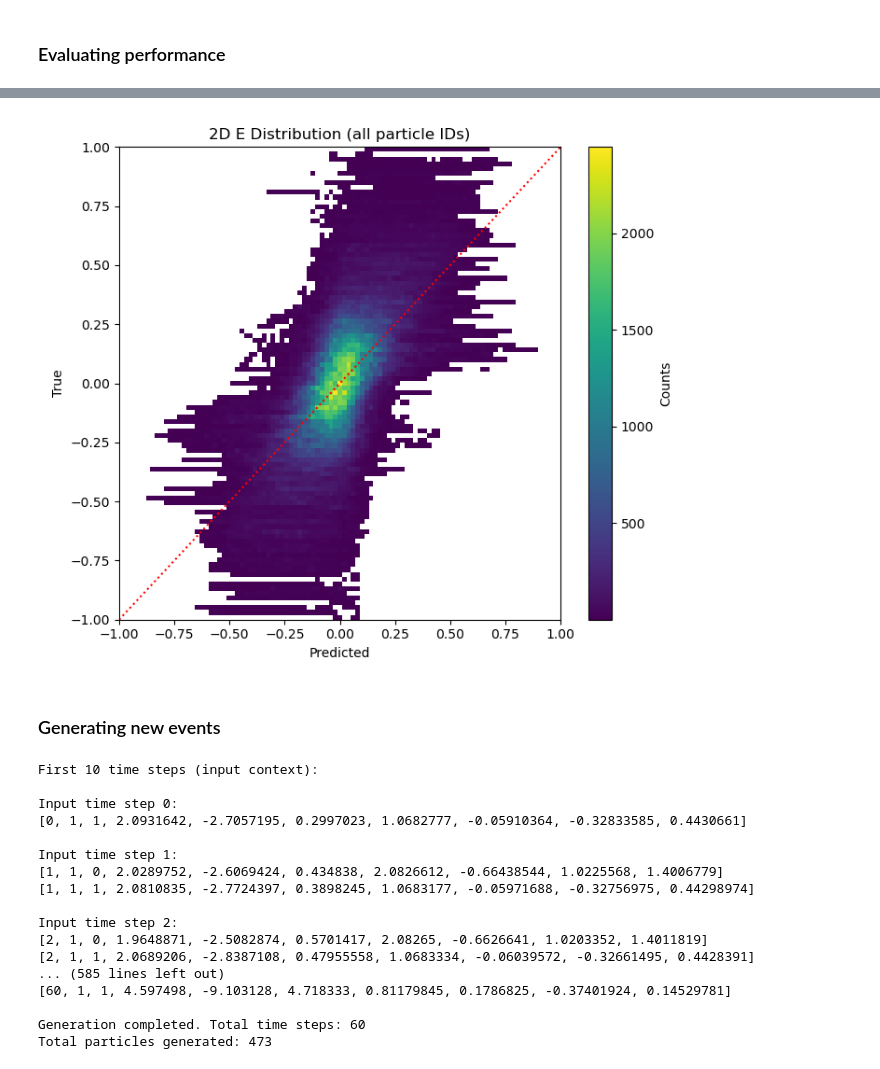
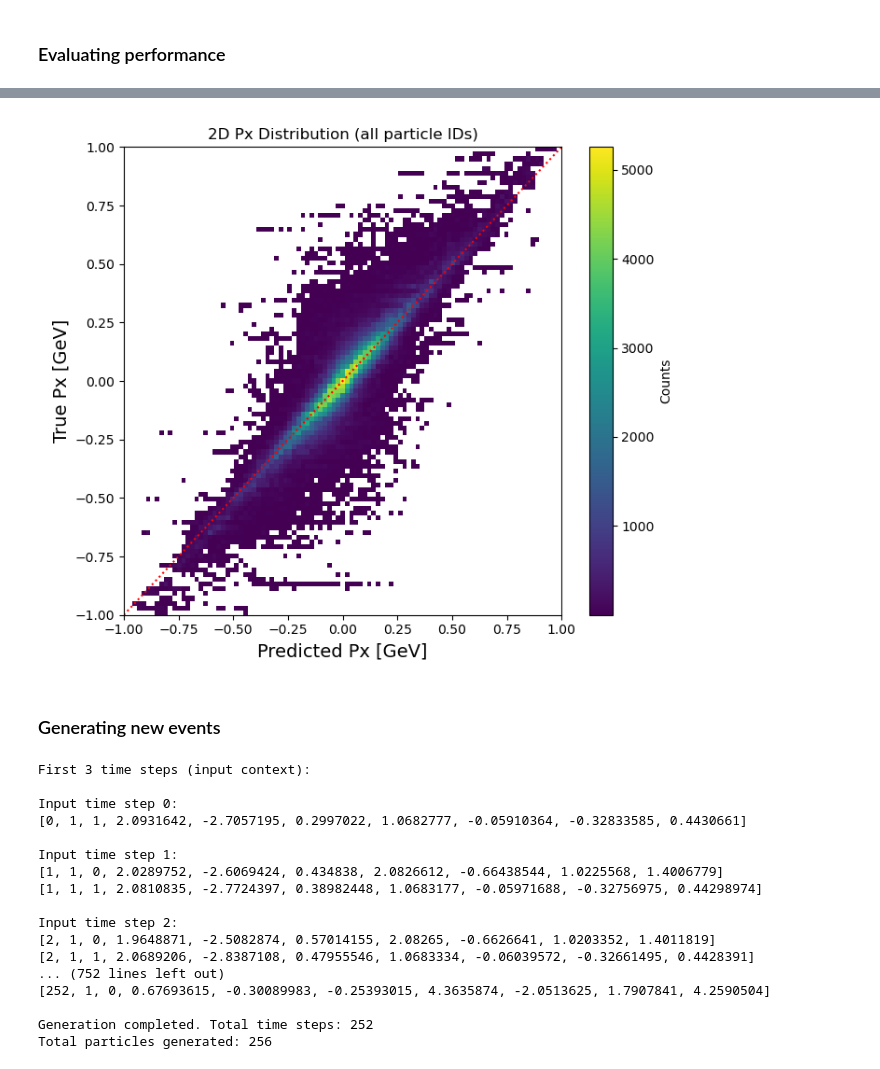
Before and after one commit to Yinrui-Liu/GiBUU_viz, a Jupyter notebook: GiBUU_Transformer.ipynb, the cells around one changed output, grey strips where cells are left out. Saved outputs shown, nothing was run; the diff lists cells and outputs as text; code cells hidden in the pictures.

```diff
--- a/GiBUU_Transformer.ipynb
+++ b/GiBUU_Transformer.ipynb
@@ -799,8 +1228,18 @@ cfg = {
     "trainer": {
         "batch_size": 32,
         "max_seq_len": 1000,
-        "max_epochs": 200,
+        "max_epochs": 1000,
         "every_n_epochs": 1,
         "log_every_n_steps": 10,
     },
 }
+# %%
+# process raw data again only if max_seq_len is changed
+encoded_ids, particle_feats, padding_mask = prepare_sequence_for_training(data, cfg["trainer"]["max_seq_len"], recursive_truncate=True)
+causal_mask = None #create_batch_timestep_masks(encoded_ids) # because preparing causal masks take up too much disk, we will do it on-the-fly in GiBUUTransformer
+seqdata = {
+    "encoded_ids": encoded_ids,
+    "particle_feats": particle_feats,
+    "padding_mask": padding_mask,
+    "causal_mask": causal_mask
+}
@@ -820,10 +1264,10 @@ def find_best_checkpoint(checkpoint_dir):
 # Training
 resume = True
 log_dir="GPTlogs"
-exp_name="exp_0721"
+exp_name="exp_0826"
 if resume: # Resume training from checkpoint
-    checkpoint_dir = "GPTlogs/exp_0721/checkpoints"
-    model, trainer = train_model(cfg, data, find_best_checkpoint(checkpoint_dir), resume_training=True, log_dir=log_dir, exp_name=exp_name)
+    checkpoint_dir = f"{log_dir}/{exp_name}/checkpoints"
+    model, trainer = train_model(cfg, seqdata, find_best_checkpoint(checkpoint_dir), resume_training=True, log_dir=log_dir, exp_name=exp_name)
 else:
-    model, trainer = train_model(cfg, data, log_dir=log_dir, exp_name=exp_name)
+    model, trainer = train_model(cfg, seqdata, log_dir=log_dir, exp_name=exp_name)
 # %% [output]
@@ -967,7 +1416,14 @@ Number of steps about: 13640*10=136400
 max_seq_len = cfg["trainer"]["max_seq_len"]
 batch_size = cfg["trainer"]["batch_size"]
 test_data = data[:1000]
-test_dataset = ParticleSequenceDataset(test_data, max_seq_len)
+test_encoded_ids, test_particle_feats, test_padding_mask = prepare_sequence_for_training(test_data, cfg["trainer"]["max_seq_len"], recursive_truncate=True)
+test_seqdata = {
+    "encoded_ids": test_encoded_ids,
+    "particle_feats": test_particle_feats,
+    "padding_mask": test_padding_mask,
+    "causal_mask": None
+}
+test_dataset = ParticleSequenceDataset(test_seqdata, max_seq_len)
 test_loader = DataLoader(
     test_dataset,
     batch_size=batch_size,
@@ -1051,6 +1507,9 @@ all_preds = torch.cat(all_preds, dim=0)
 all_targets = torch.cat(all_targets, dim=0)
 all_feats_pred = torch.cat(all_feats_pred, dim=0)
 all_feats_target = torch.cat(all_feats_target, dim=0)
+# denormalize feature variables
+all_feats_pred = (all_feats_pred * feats_sigma + feats_mean).float()
+all_feats_target = (all_feats_target * feats_sigma + feats_mean).float()
 
 # --- 5. Compute accuracy, ignoring PAD tokens ---
 mask = all_targets != 0  # PAD_TOKEN = 0
@@ -1233,37 +1721,39 @@ def plot_2d_feature_distribution(
     x = pred_feat[mask]
     y = true_feat[mask]
 
     # Set the same range for both axes
     if bins is None:
         min_val = min(x.min(), y.min())
         max_val = max(x.max(), y.max())
         bins = np.linspace(min_val, max_val, 101)
     xmin = bins[0]
     xmax = bins[-1]
 
     # Set up colormap with white for empty bins
     cmap = plt.get_cmap('viridis').copy()
     cmap.set_bad('white')
 
     plt.figure(figsize=(7, 6))
     plt.hist2d(x, y, bins=bins, cmap=cmap, cmin=1, vmin=vmin, vmax=vmax)
     plt.plot([xmin, xmax], [xmin, xmax], "r:") # reference line
-    plt.xlabel(xlabel)
-    plt.ylabel(ylabel)
+    plt.xlabel(xlabel, fontsize=14)
+    plt.ylabel(ylabel, fontsize=14)
     plt.xlim(xmin, xmax)
     plt.ylim(xmin, xmax)
     plt.title(title + (f" (ID={particle_id})" if particle_id is not None else " (all particle IDs)"))
     plt.colorbar(label="Counts")
     plt.tight_layout()
+    plt.savefig(f"plots/feats2D_{varname.split(' [')[0]}.pdf")
     plt.show()
 
+varname = "Px [GeV]" # x [fm] (-20, 20), Px [GeV] (-1, 1), E [GeV] (0, 3)
 plot_2d_feature_distribution(
     all_feats_pred, all_feats_target, all_preds, all_targets,
     feature_index=4, matched=True, particle_id=None, bins=np.linspace(-1, 1, 100),
-    xlabel="Predicted", ylabel="True", title="2D E Distribution"
+    xlabel=f"Predicted {varname}", ylabel=f"True {varname}", title=f"2D {varname.split(' [')[0]} Distribution"
 )
 # %% [output]
-[figure, old version]
+[figure, new version]
 # %% [markdown]
 ### Generating new events
 # %%
@@ -1271,26 +1761,27 @@ plot_2d_feature_distribution(
 import torch
 import gc
 
-# --- 1. Prepare initial context (first 10 time steps of event 0) ---
+# --- 1. Prepare initial context (first n time steps of event 0) ---
+input_n_step = 3
 ievt = 0
 event_tokens = all_targets[ievt]         # [seq_len]
 event_feats = all_feats_target[ievt]     # [seq_len, n_feat]
 
 time_step_indices = (event_tokens == EOS_STEP_TOKEN).nonzero(as_tuple=True)[0]
-if len(time_step_indices) < 10:
-    raise ValueError("Event has fewer than 10 time steps!")
-cutoff_idx = time_step_indices[9] + 1  # Include the EOS_STEP of the 10th step
+if len(time_step_indices) < input_n_step:
+    raise ValueError(f"Event has fewer than {input_n_step} time steps!")
+cutoff_idx = time_step_indices[input_n_step-1] + 1  # Include the EOS_STEP of the nth step
 
 tokens_in = event_tokens[:cutoff_idx].unsqueeze(0).to(device)  # [1, seq_init]
 feats_in = event_feats[:cutoff_idx].unsqueeze(0).to(device)    # [1, seq_init, n_feat]
 mask_in = torch.zeros_like(tokens_in, dtype=torch.bool).to(device)  # [1, seq_init]
 
-# --- Print the first 10 time steps (input context) ---
+# --- Print the first n time steps (input context) ---
 cur_time_step = 0
 cur_step_tokens = []
 cur_step_feats = []
 output_sequence = []
-print("First 10 time steps (input context):")
+print(f"First {input_n_step} time steps (input context):")
 for i in range(cutoff_idx):
     token_val = event_tokens[i].item()
     feat_val = event_feats[i].cpu().detach().numpy()
@@ -1386,23 +1877,23 @@ gc.collect()
 torch.cuda.empty_cache()
 model.to(device);
 # %% [output]
-First 10 time steps (input context):
+First 3 time steps (input context):
 
 Input time step 0:
-[0, 1, 1, 2.0931642, -2.7057195, 0.2997023, 1.0682777, -0.05910364, -0.32833585, 0.4430661]
+[0, 1, 1, 2.0931642, -2.7057195, 0.2997022, 1.0682777, -0.05910364, -0.32833585, 0.4430661]
 
 Input time step 1:
 [1, 1, 0, 2.0289752, -2.6069424, 0.434838, 2.0826612, -0.66438544, 1.0225568, 1.4006779]
-[1, 1, 1, 2.0810835, -2.7724397, 0.3898245, 1.0683177, -0.05971688, -0.32756975, 0.44298974]
+[1, 1, 1, 2.0810835, -2.7724397, 0.38982448, 1.0683177, -0.05971688, -0.32756975, 0.44298974]
 
 Input time step 2:
-[2, 1, 0, 1.9648871, -2.5082874, 0.5701417, 2.08265, -0.6626641, 1.0203352, 1.4011819]
-[2, 1, 1, 2.0689206, -2.8387108, 0.47955558, 1.0683334, -0.06039572, -0.32661495, 0.4428391]
-... (585 lines left out)
-[60, 1, 1, 4.597498, -9.103128, 4.718333, 0.81179845, 0.1786825, -0.37401924, 0.14529781]
+[2, 1, 0, 1.9648871, -2.5082874, 0.57014155, 2.08265, -0.6626641, 1.0203352, 1.4011819]
+[2, 1, 1, 2.0689206, -2.8387108, 0.47955546, 1.0683334, -0.06039572, -0.32661495, 0.4428391]
+... (752 lines left out)
+[252, 1, 0, 0.67693615, -0.30089983, -0.25393015, 4.3635874, -2.0513625, 1.7907841, 4.2590504]
 
-Generation completed. Total time steps: 60
-Total particles generated: 473
+Generation completed. Total time steps: 252
+Total particles generated: 256
 # %%
 import numpy as np
 
```
Also changed, not shown: parts of 18 cells of this notebook.
